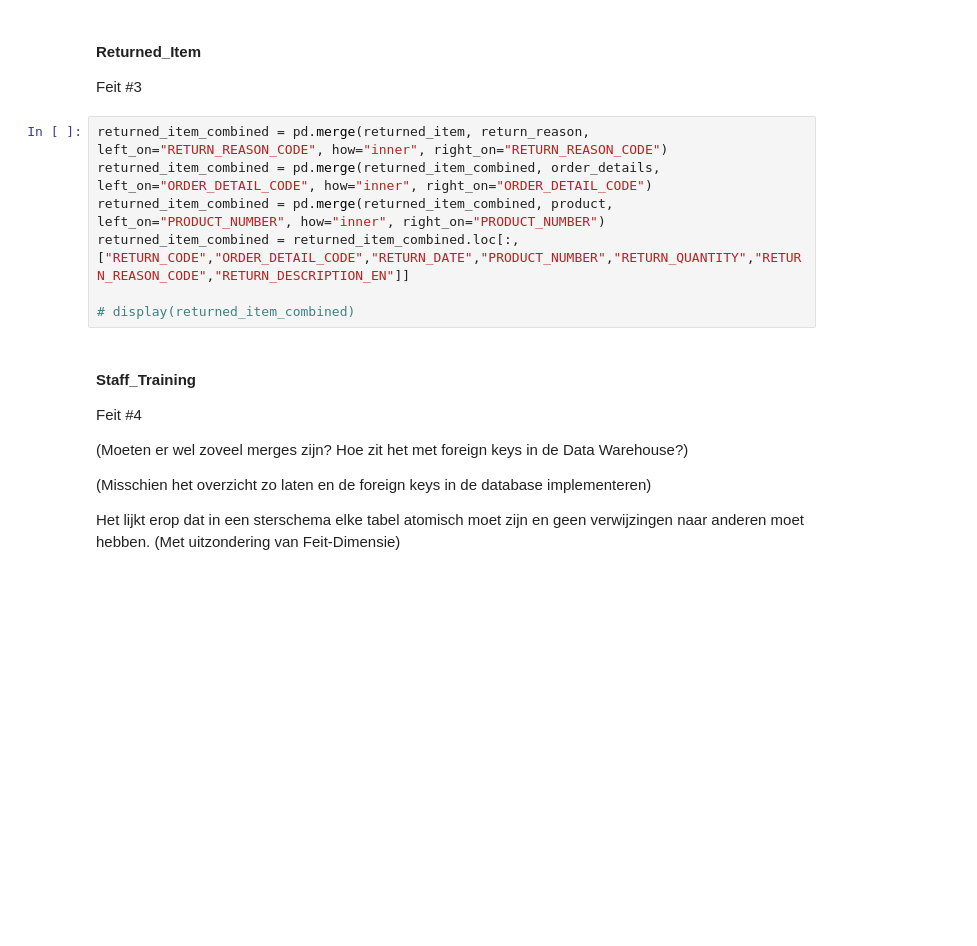
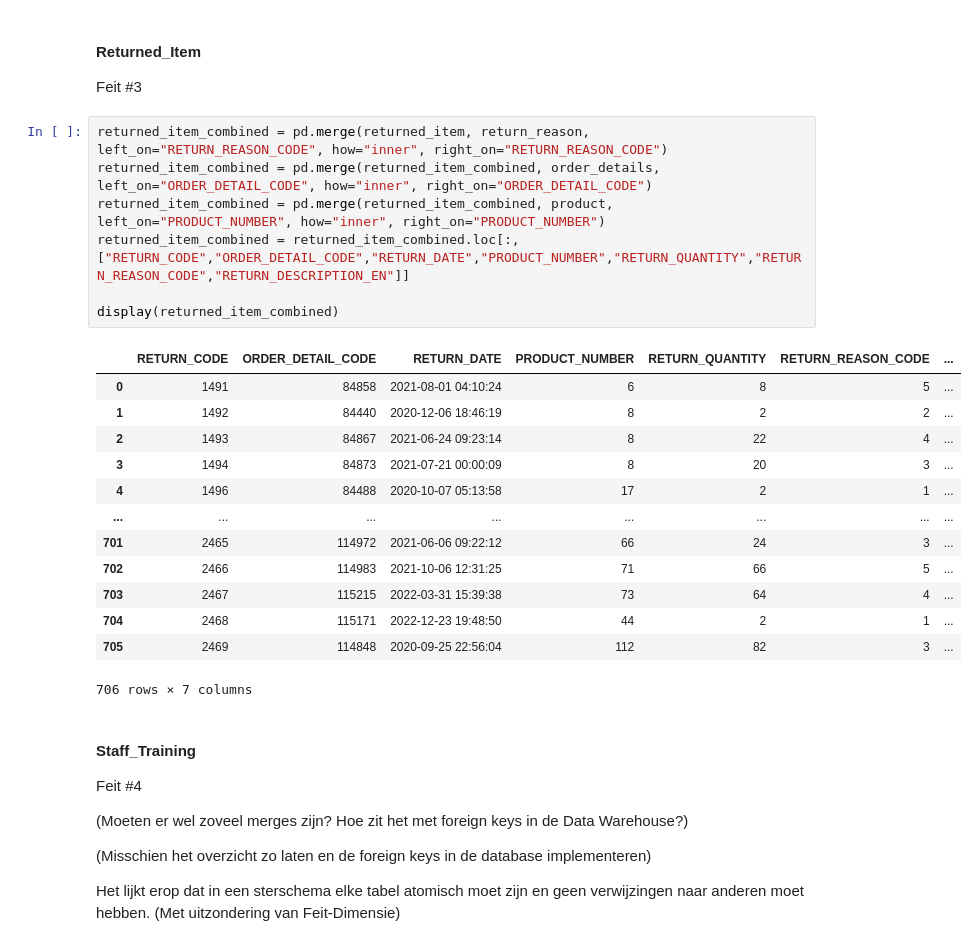
Before and after one commit to DKnightAnon/DEDS_repository, a Jupyter notebook: Week 4/Practicum_4.3_Opdracht_A-Delgado.ipynb, the cells around one changed output. Saved outputs shown, nothing was run; the diff lists cells and outputs as text; blank space fills up the shorter version.

```diff
--- a/Week 4/Practicum_4.3_Opdracht_A-Delgado.ipynb
+++ b/Week 4/Practicum_4.3_Opdracht_A-Delgado.ipynb
@@ -723,10 +818,24 @@ Feit #3
 # %%
 returned_item_combined = pd.merge(returned_item, return_reason, left_on="RETURN_REASON_CODE", how="inner", right_on="RETURN_REASON_CODE")
 returned_item_combined = pd.merge(returned_item_combined, order_details, left_on="ORDER_DETAIL_CODE", how="inner", right_on="ORDER_DETAIL_CODE")
 returned_item_combined = pd.merge(returned_item_combined, product, left_on="PRODUCT_NUMBER", how="inner", right_on="PRODUCT_NUMBER")
 returned_item_combined = returned_item_combined.loc[:,["RETURN_CODE","ORDER_DETAIL_CODE","RETURN_DATE","PRODUCT_NUMBER","RETURN_QUANTITY","RETURN_REASON_CODE","RETURN_DESCRIPTION_EN"]]
 
-# display(returned_item_combined)
+display(returned_item_combined)
+# %% [output]
+|  | RETURN_CODE | ORDER_DETAIL_CODE | RETURN_DATE | PRODUCT_NUMBER | RETURN_QUANTITY | RETURN_REASON_CODE | ... |
+| 0 | 1491 | 84858 | 2021-08-01 04:10:24 | 6 | 8 | 5 | ... |
+| 1 | 1492 | 84440 | 2020-12-06 18:46:19 | 8 | 2 | 2 | ... |
+| 2 | 1493 | 84867 | 2021-06-24 09:23:14 | 8 | 22 | 4 | ... |
+| 3 | 1494 | 84873 | 2021-07-21 00:00:09 | 8 | 20 | 3 | ... |
+| 4 | 1496 | 84488 | 2020-10-07 05:13:58 | 17 | 2 | 1 | ... |
+| ... | ... | ... | ... | ... | ... | ... | ... |
+| 701 | 2465 | 114972 | 2021-06-06 09:22:12 | 66 | 24 | 3 | ... |
+| 702 | 2466 | 114983 | 2021-10-06 12:31:25 | 71 | 66 | 5 | ... |
+| 703 | 2467 | 115215 | 2022-03-31 15:39:38 | 73 | 64 | 4 | ... |
+| 704 | 2468 | 115171 | 2022-12-23 19:48:50 | 44 | 2 | 1 | ... |
+| 705 | 2469 | 114848 | 2020-09-25 22:56:04 | 112 | 82 | 3 | ... |
+706 rows × 7 columns
 # %% [markdown]
 #### Staff_Training
 Feit #4
```
Also changed, not shown: parts of 11 cells of this notebook, 5 other files.
